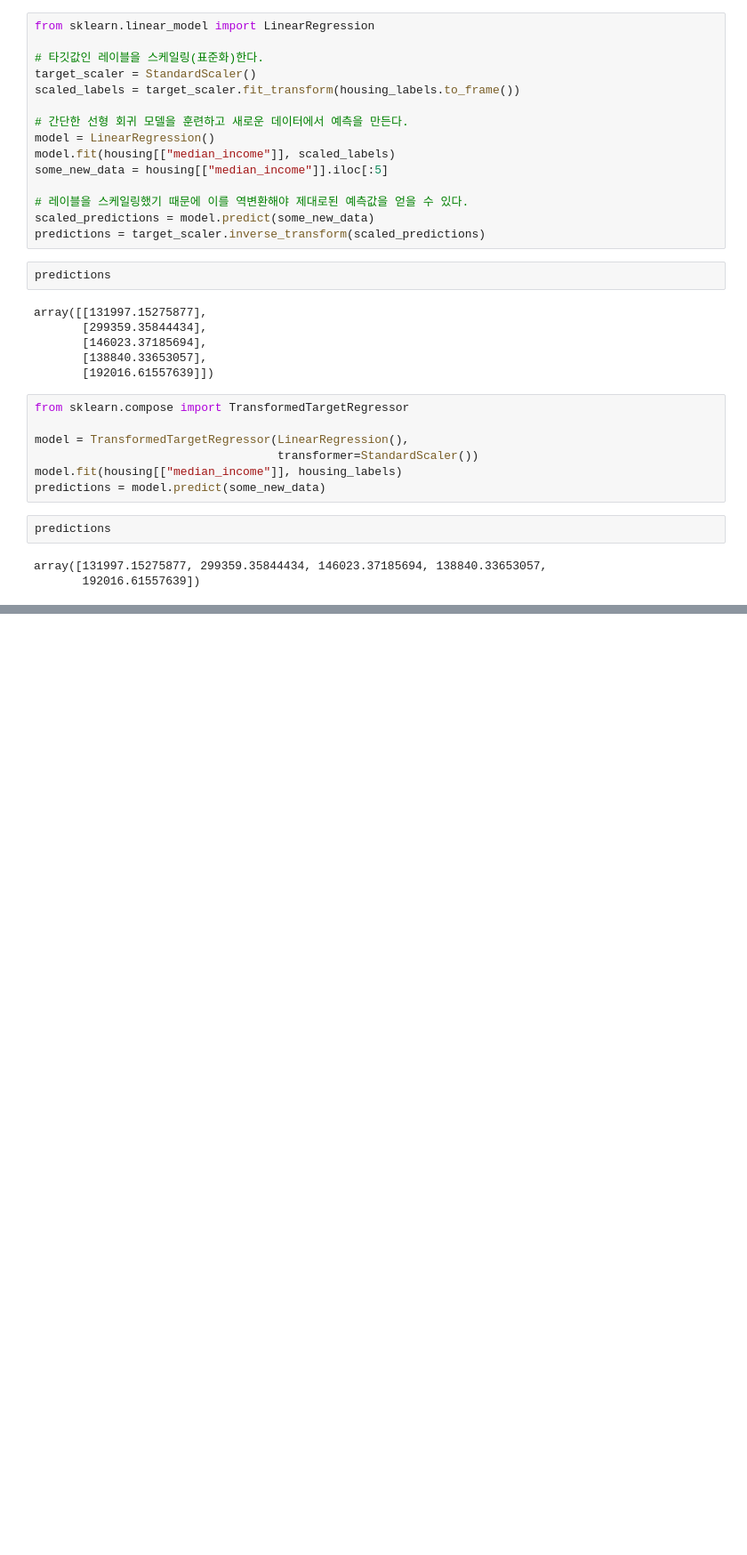
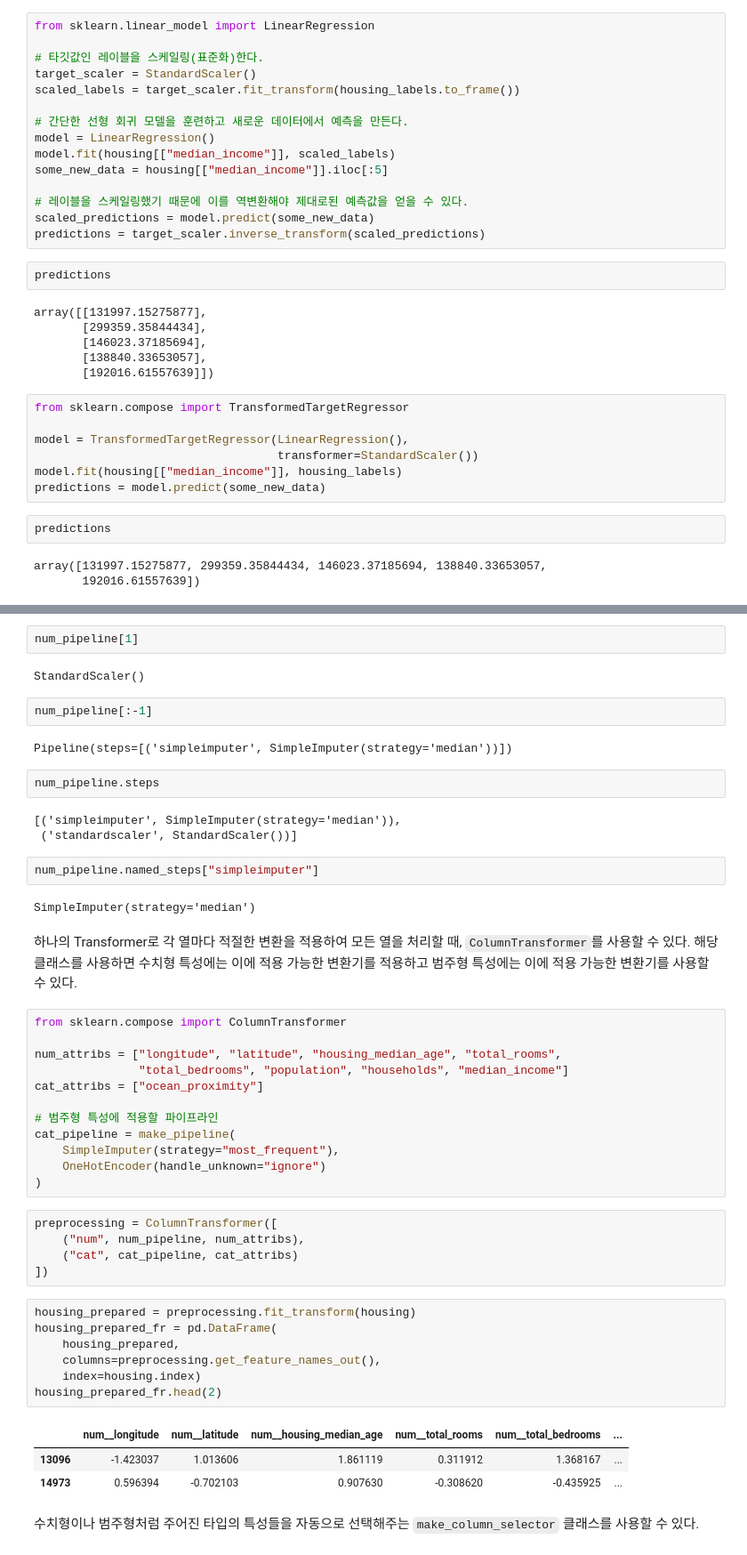
Before and after one commit to Logqwerty/handson-ml3-practice, a Jupyter notebook: 02_end_to_end_ml_project.ipynb, the cells around one changed output, grey strips where cells are left out. Shown at 89% size. Saved outputs shown, nothing was run; the diff lists cells and outputs as text; blank space fills up the shorter version.

Commit message:
feat: 2.5.5 변환 파이프라인 예제 코드 작성

```diff
--- a/02_end_to_end_ml_project.ipynb
+++ b/02_end_to_end_ml_project.ipynb
@@ -1303,0 +1359,49 @@ plt.show()
+# %%
+num_pipeline[1]
+# %% [output]
+StandardScaler()
+# %%
+num_pipeline[:-1]
+# %% [output]
+Pipeline(steps=[('simpleimputer', SimpleImputer(strategy='median'))])
+# %%
+num_pipeline.steps
+# %% [output]
+[('simpleimputer', SimpleImputer(strategy='median')),
+ ('standardscaler', StandardScaler())]
+# %%
+num_pipeline.named_steps["simpleimputer"]
+# %% [output]
+SimpleImputer(strategy='median')
+# %% [markdown]
+하나의 Transformer로 각 열마다 적절한 변환을 적용하여 모든 열을 처리할 때, `ColumnTransformer`를 사용할 수 있다. 해당 클래스를 사용하면 수치형 특성에는 이에 적용 가능한 변환기를 적용하고 범주형 특성에는 이에 적용 가능한 변환기를 사용할 수 있다.
+# %%
+from sklearn.compose import ColumnTransformer
+
+num_attribs = ["longitude", "latitude", "housing_median_age", "total_rooms",
+               "total_bedrooms", "population", "households", "median_income"]
+cat_attribs = ["ocean_proximity"]
+
+# 범주형 특성에 적용할 파이프라인
+cat_pipeline = make_pipeline(
+    SimpleImputer(strategy="most_frequent"),
+    OneHotEncoder(handle_unknown="ignore")
+)
+# %%
+preprocessing = ColumnTransformer([
+    ("num", num_pipeline, num_attribs),
+    ("cat", cat_pipeline, cat_attribs)
+])
+# %%
+housing_prepared = preprocessing.fit_transform(housing)
+housing_prepared_fr = pd.DataFrame(
+    housing_prepared,
+    columns=preprocessing.get_feature_names_out(),
+    index=housing.index)
+housing_prepared_fr.head(2)
+# %% [output]
+|  | num__longitude | num__latitude | num__housing_median_age | num__total_rooms | num__total_bedrooms | ... |
+| 13096 | -1.423037 | 1.013606 | 1.861119 | 0.311912 | 1.368167 | ... |
+| 14973 | 0.596394 | -0.702103 | 0.907630 | -0.308620 | -0.435925 | ... |
+# %% [markdown]
+수치형이나 범주형처럼 주어진 타입의 특성들을 자동으로 선택해주는 `make_column_selector` 클래스를 사용할 수 있다.
```
Also changed, not shown: parts of 66 cells of this notebook.
